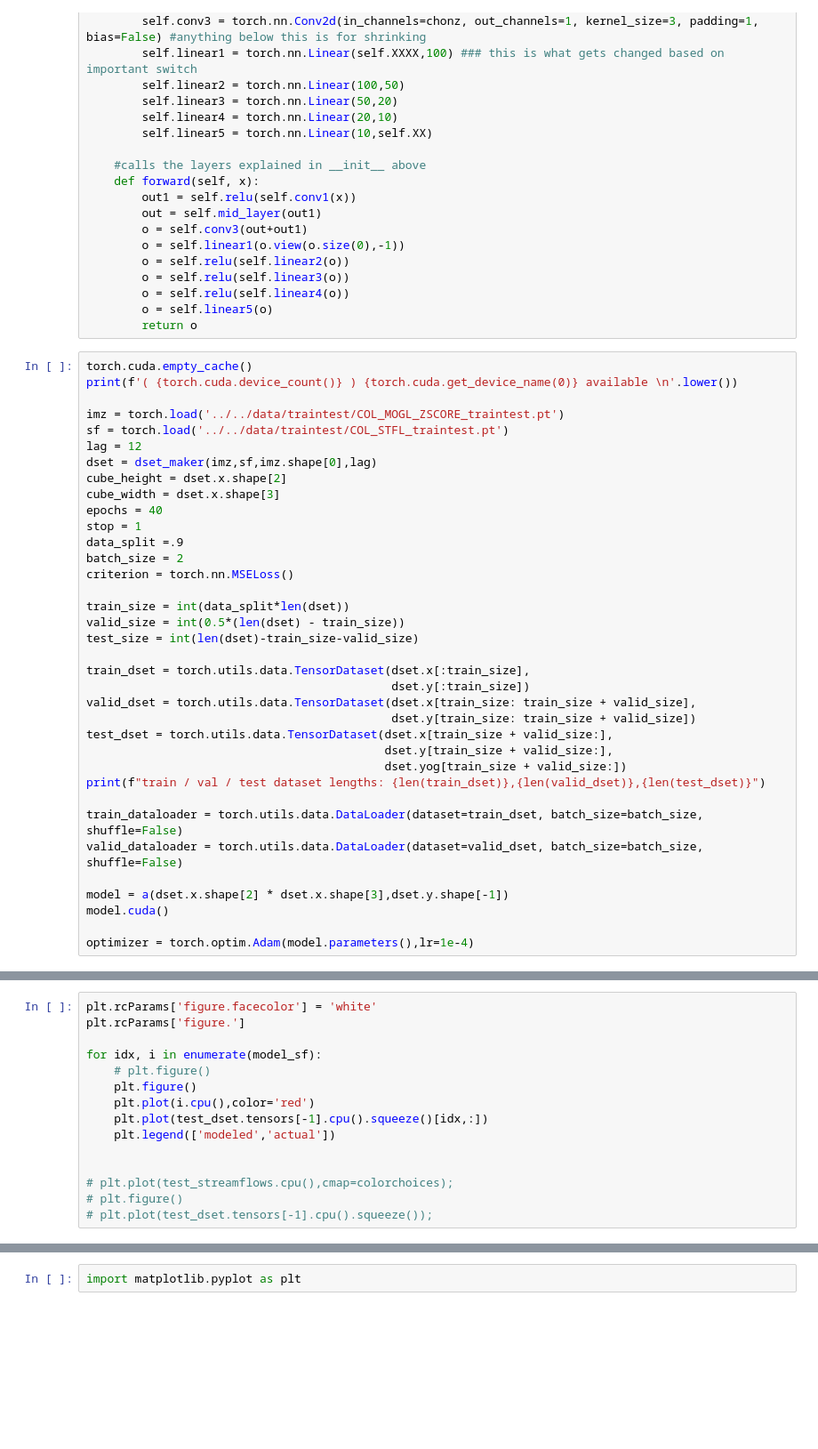
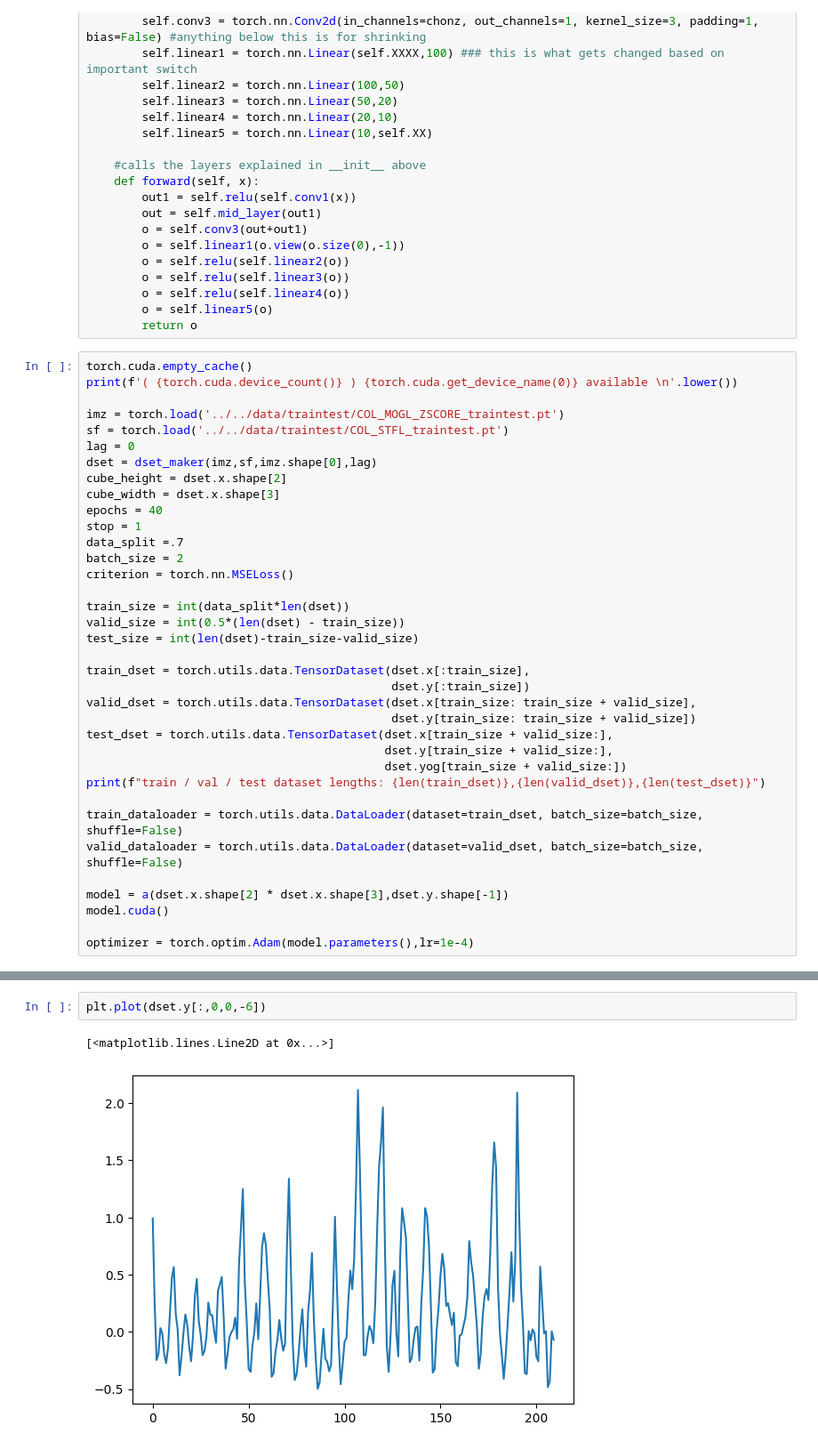
Before and after one commit to albertlarson/f2f_holistic, a Jupyter notebook: scripts/LE/6.ipynb, the cells around one changed output, grey strips where cells are left out. Shown: that part at 89% size. Saved outputs shown, nothing was run; the diff lists cells and outputs as text; blank space fills up the shorter version.

```diff
--- a/scripts/LE/6.ipynb
+++ b/scripts/LE/6.ipynb
@@ -106,13 +106,13 @@ print(f'( {torch.cuda.device_count()} ) {torch.cuda.get_device_name(0)} availabl
 
 imz = torch.load('../../data/traintest/COL_MOGL_ZSCORE_traintest.pt')
 sf = torch.load('../../data/traintest/COL_STFL_traintest.pt')
-lag = 12
+lag = 0
 dset = dset_maker(imz,sf,imz.shape[0],lag)
 cube_height = dset.x.shape[2]
 cube_width = dset.x.shape[3]
 epochs = 40
 stop = 1
-data_split =.9
+data_split =.7
 batch_size = 2
 criterion = torch.nn.MSELoss()
 
@@ -237,15 +236,0 @@ torch.Size([10, 7])
-# %%
-plt.rcParams['figure.facecolor'] = 'white'
-plt.rcParams['figure.']
-
-for idx, i in enumerate(model_sf):
-    # plt.figure()
-    plt.figure()
-    plt.plot(i.cpu(),color='red')
-    plt.plot(test_dset.tensors[-1].cpu().squeeze()[idx,:])
-    plt.legend(['modeled','actual'])
-
-
-# plt.plot(test_streamflows.cpu(),cmap=colorchoices);
-# plt.figure()
-# plt.plot(test_dset.tensors[-1].cpu().squeeze());
@@ -263,2 +237,5 @@ for idx, i in enumerate(model_sf):
-# %%
-import matplotlib.pyplot as plt
+# %%
+plt.plot(dset.y[:,0,0,-6])
+# %% [output]
+[<matplotlib.lines.Line2D at 0x...>]
+[figure, added]
```
Also changed, not shown: parts of 7 cells of this notebook.
